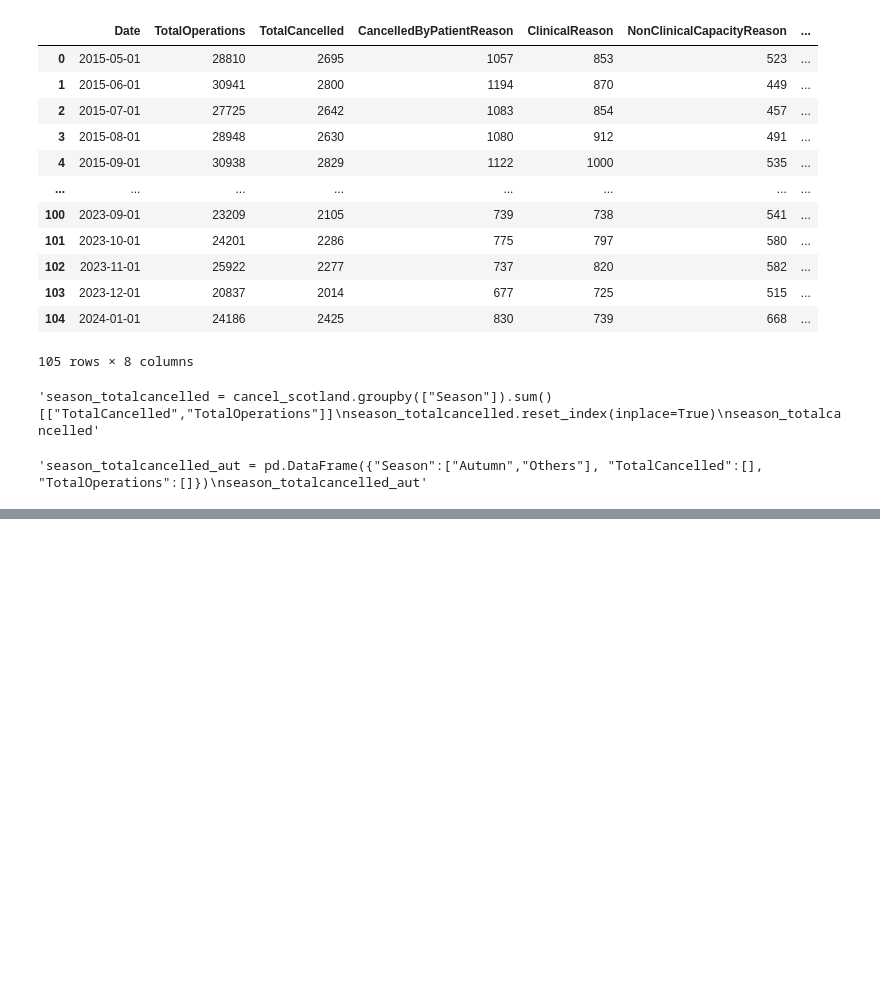
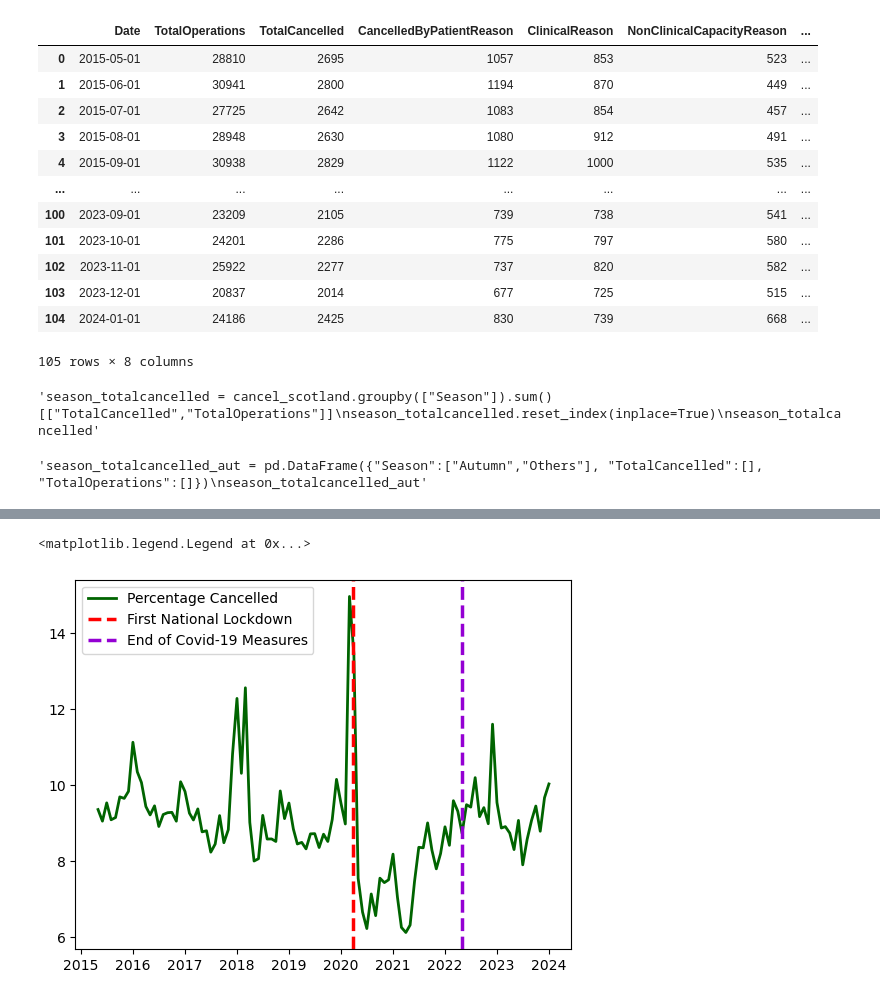
Before and after one commit to brianej/fdscw3, a Jupyter notebook: q1.ipynb, the cells around one changed output, grey strips where cells are left out. Saved outputs shown, nothing was run; the diff lists cells and outputs as text; code cells hidden in the pictures; blank space fills up the shorter version.

```diff
--- a/q1.ipynb
+++ b/q1.ipynb
@@ -167,3 +168,5 @@ season_totalcancelled"""
 season_totalcancelled_aut"""
 # %% [output]
 'season_totalcancelled_aut = pd.DataFrame({"Season":["Autumn","Others"], "TotalCancelled":[], "TotalOperations":[]})\nseason_totalcancelled_aut'
+# %%
+cancel_scotland["PercentageCancelled"] = cancel_scotland["TotalCancelled"]/cancel_scotland["TotalOperations"]*100
@@ -169,0 +189,10 @@ season_totalcancelled_aut"""
+# %%
+plt.plot(cancel_scotland["Date"], cancel_scotland["PercentageCancelled"], label="Percentage Cancelled", color="darkgreen", linewidth=2)
+plt.axvline(x=np.datetime64("2020-03-26"), label="First National Lockdown", linestyle = "--", color = 'r', linewidth = 2.5)
+plt.axvline(x=np.datetime64("2022-04-30"), label="End of Covid-19 Measures", linestyle = "--", color = 'darkviolet', linewidth = 2.5)
+
+plt.legend()
+#goes into q2 intro
+# %% [output]
+<matplotlib.legend.Legend at 0x...>
+[figure, added]
```
Also changed, not shown: parts of 5 cells of this notebook, 6 other files.
